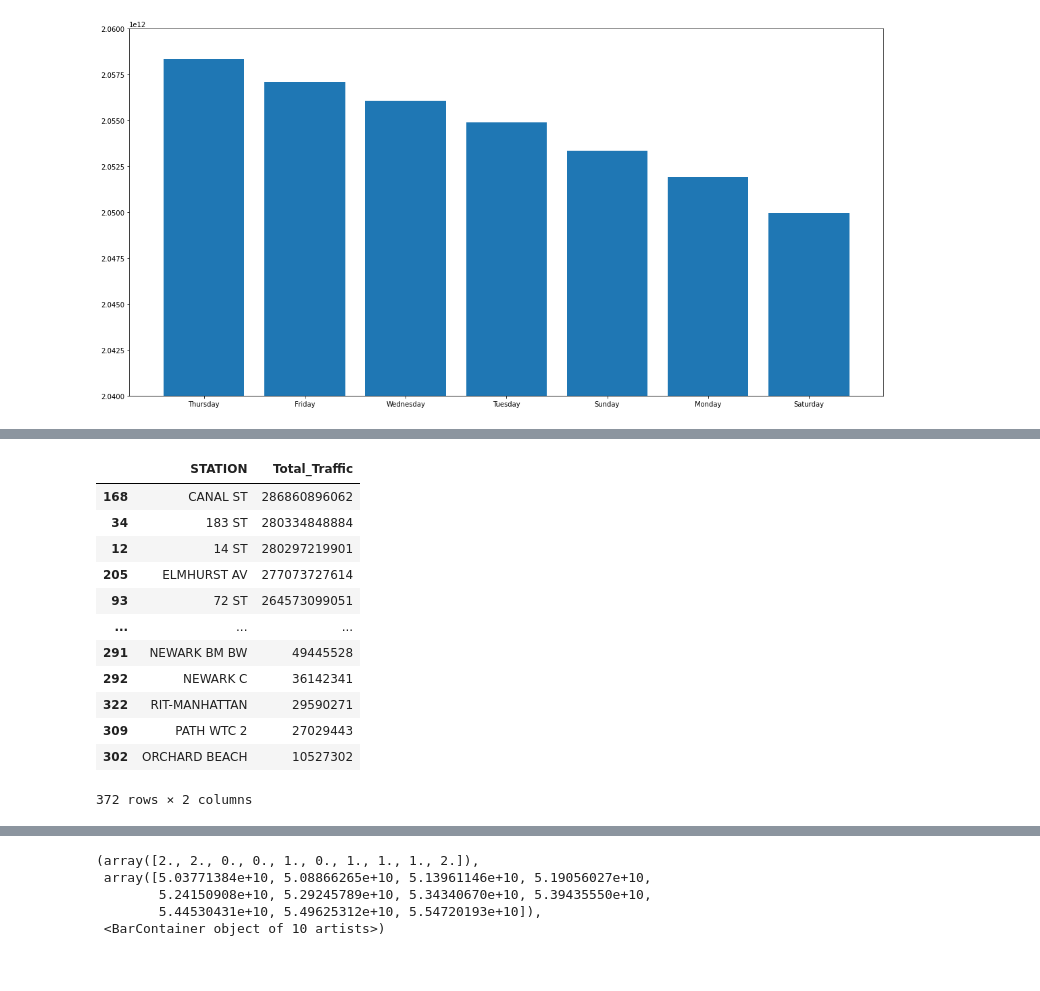
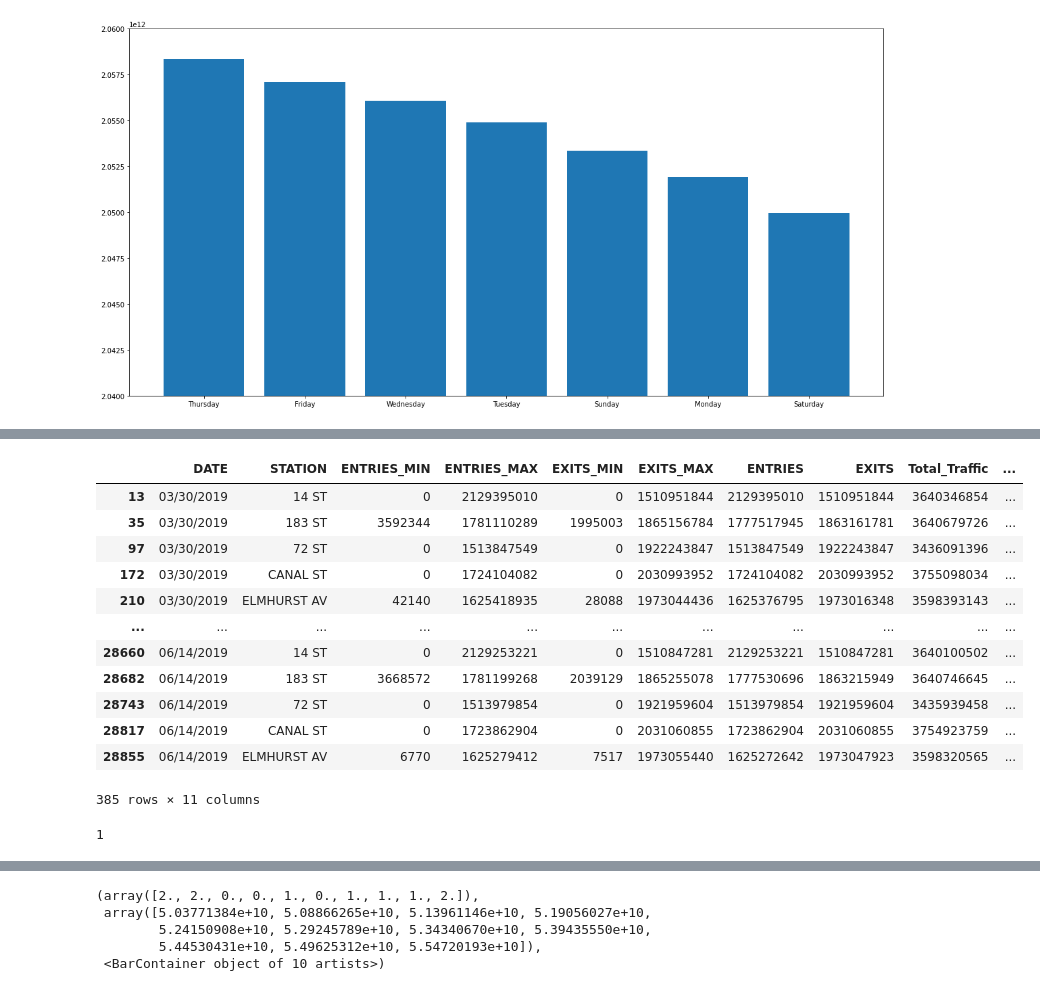
Before and after one commit to racheldilley1/mta-project-1, a Jupyter notebook: ritu_notebook.ipynb, the cells around one changed output, grey strips where cells are left out. Drawn from its saved outputs; the diff is of its cells as text; code cells hidden in the pictures.

```diff
--- a/ritu_notebook.ipynb
+++ b/ritu_notebook.ipynb
@@ -351,18 +340,24 @@ Total_ridership
 # %%
 Total_ridership.sort_values(by=['Total_Traffic'],inplace = True, ascending = False)
 Total_ridership
+Top5 = Total_ridership['STATION'][0:5].tolist()
+#if "CANAL ST" in Top5:
+ #   print("TRUE")
 #plt.hist(Total_ridership['Total_Traffic'])
+#station_grouped_filtered['STATION'].head()
+Top5_stations = station_grouped_filtered[station_grouped_filtered['STATION'].isin(Top5)]
+Top5_stations
 # %% [output]
-|  | STATION | Total_Traffic |
-| 168 | CANAL ST | 286860896062 |
-| 34 | 183 ST | 280334848884 |
-| 12 | 14 ST | 280297219901 |
-| 205 | ELMHURST AV | 277073727614 |
-| 93 | 72 ST | 264573099051 |
-| ... | ... | ... |
-| 291 | NEWARK BM BW | 49445528 |
-| 292 | NEWARK C | 36142341 |
-| 322 | RIT-MANHATTAN | 29590271 |
-| 309 | PATH WTC 2 | 27029443 |
-| 302 | ORCHARD BEACH | 10527302 |
+|  | DATE | STATION | ENTRIES_MIN | ENTRIES_MAX | EXITS_MIN | EXITS_MAX | ENTRIES | EXITS | Total_Traffic | ... |
+| 13 | 03/30/2019 | 14 ST | 0 | 2129395010 | 0 | 1510951844 | 2129395010 | 1510951844 | 3640346854 | ... |
+| 35 | 03/30/2019 | 183 ST | 3592344 | 1781110289 | 1995003 | 1865156784 | 1777517945 | 1863161781 | 3640679726 | ... |
+| 97 | 03/30/2019 | 72 ST | 0 | 1513847549 | 0 | 1922243847 | 1513847549 | 1922243847 | 3436091396 | ... |
+| 172 | 03/30/2019 | CANAL ST | 0 | 1724104082 | 0 | 2030993952 | 1724104082 | 2030993952 | 3755098034 | ... |
+| 210 | 03/30/2019 | ELMHURST AV | 42140 | 1625418935 | 28088 | 1973044436 | 1625376795 | 1973016348 | 3598393143 | ... |
+| ... | ... | ... | ... | ... | ... | ... | ... | ... | ... | ... |
+| 28660 | 06/14/2019 | 14 ST | 0 | 2129253221 | 0 | 1510847281 | 2129253221 | 1510847281 | 3640100502 | ... |
+| 28682 | 06/14/2019 | 183 ST | 3668572 | 1781199268 | 2039129 | 1865255078 | 1777530696 | 1863215949 | 3640746645 | ... |
+| 28743 | 06/14/2019 | 72 ST | 0 | 1513979854 | 0 | 1921959604 | 1513979854 | 1921959604 | 3435939458 | ... |
+| 28817 | 06/14/2019 | CANAL ST | 0 | 1723862904 | 0 | 2031060855 | 1723862904 | 2031060855 | 3754923759 | ... |
+| 28855 | 06/14/2019 | ELMHURST AV | 6770 | 1625279412 | 7517 | 1973055440 | 1625272642 | 1973047923 | 3598320565 | ... |
-372 rows × 2 columns
+385 rows × 11 columns
@@ -368,0 +366,7 @@ Total_ridership
+# %%
+stationlist = []
+for i in range(0,29,7):
+    stationlist.append([Top5_station_weekly.iloc[i:i+7,1:3]])
+stationlist
+# %% [output]
+1
```
Also changed, not shown: parts of 6 cells of this notebook.
